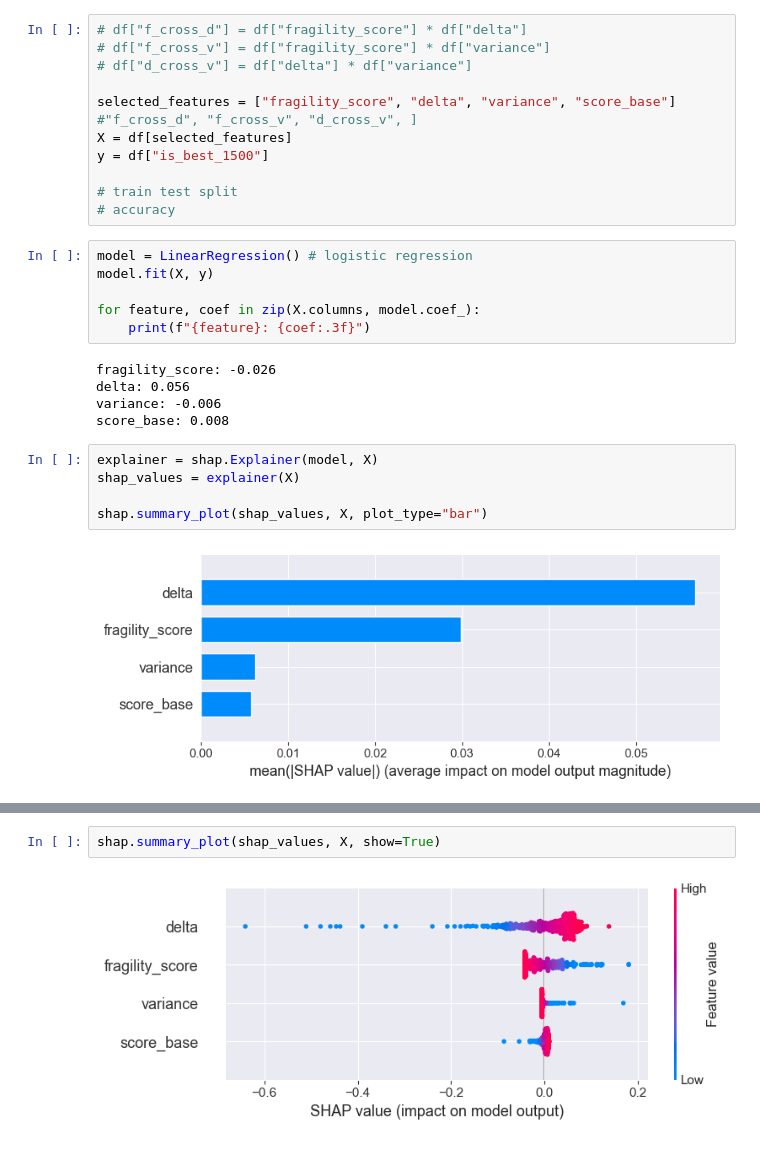
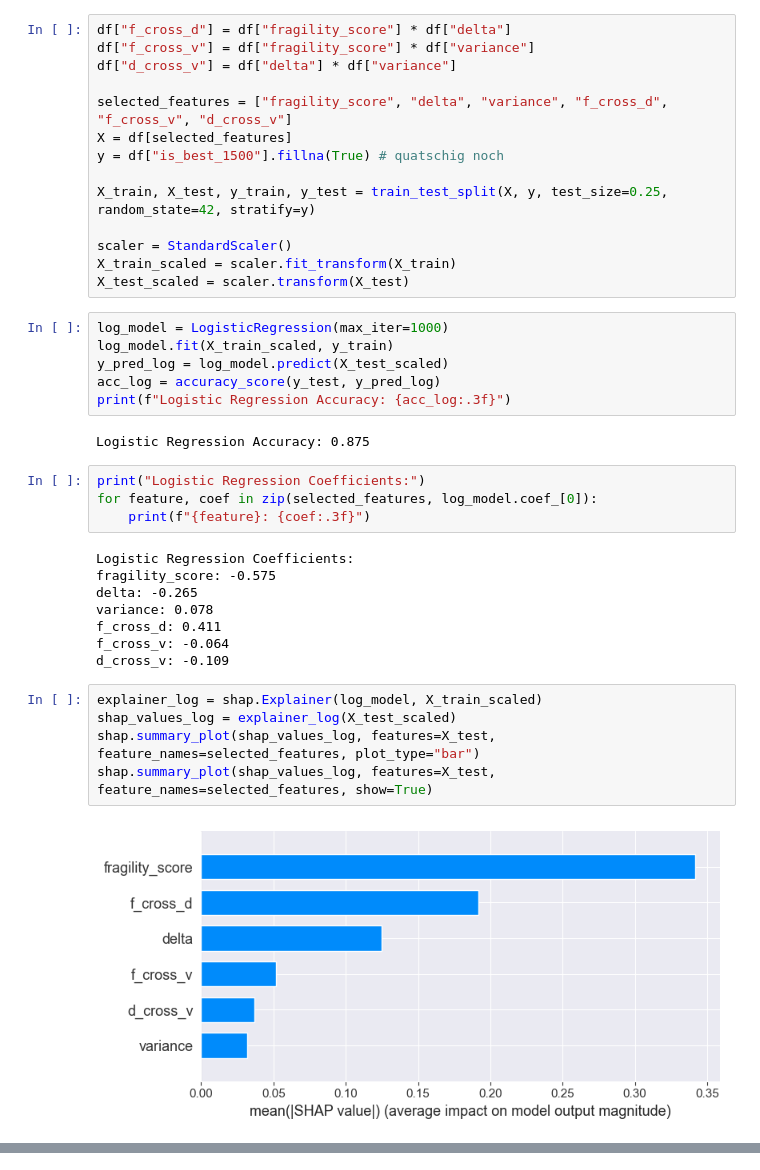
Before and after one commit to croco22/chess, a Jupyter notebook: pipeline/p5_shap_analysis.ipynb, the cells around one changed output, grey strips where cells are left out. Drawn from its saved outputs; the diff is of its cells as text.

```diff
--- a/pipeline/p5_shap_analysis.ipynb
+++ b/pipeline/p5_shap_analysis.ipynb
@@ -104,29 +116,41 @@ memory usage: 201.8+ KB
 # %%
-# df["f_cross_d"] = df["fragility_score"] * df["delta"]
-# df["f_cross_v"] = df["fragility_score"] * df["variance"]
-# df["d_cross_v"] = df["delta"] * df["variance"]
+df["f_cross_d"] = df["fragility_score"] * df["delta"]
+df["f_cross_v"] = df["fragility_score"] * df["variance"]
+df["d_cross_v"] = df["delta"] * df["variance"]
 
-selected_features = ["fragility_score", "delta", "variance", "score_base"] #"f_cross_d", "f_cross_v", "d_cross_v", ]
+selected_features = ["fragility_score", "delta", "variance", "f_cross_d", "f_cross_v", "d_cross_v"]
 X = df[selected_features]
-y = df["is_best_1500"]
+y = df["is_best_1500"].fillna(True) # quatschig noch
 
-# train test split
-# accuracy
+X_train, X_test, y_train, y_test = train_test_split(X, y, test_size=0.25, random_state=42, stratify=y)
+
+scaler = StandardScaler()
+X_train_scaled = scaler.fit_transform(X_train)
+X_test_scaled = scaler.transform(X_test)
+# %%
+log_model = LogisticRegression(max_iter=1000)
+log_model.fit(X_train_scaled, y_train)
+y_pred_log = log_model.predict(X_test_scaled)
+acc_log = accuracy_score(y_test, y_pred_log)
+print(f"Logistic Regression Accuracy: {acc_log:.3f}")
+# %% [output]
+Logistic Regression Accuracy: 0.875
 # %%
-model = LinearRegression() # logistic regression
-model.fit(X, y)
-
-for feature, coef in zip(X.columns, model.coef_):
+print("Logistic Regression Coefficients:")
+for feature, coef in zip(selected_features, log_model.coef_[0]):
     print(f"{feature}: {coef:.3f}")
 # %% [output]
-fragility_score: -0.026
-delta: 0.056
-variance: -0.006
-score_base: 0.008
+Logistic Regression Coefficients:
+fragility_score: -0.575
+delta: -0.265
+variance: 0.078
+f_cross_d: 0.411
+f_cross_v: -0.064
+d_cross_v: -0.109
 # %%
-explainer = shap.Explainer(model, X)
-shap_values = explainer(X)
-
-shap.summary_plot(shap_values, X, plot_type="bar")
+explainer_log = shap.Explainer(log_model, X_train_scaled)
+shap_values_log = explainer_log(X_test_scaled)
+shap.summary_plot(shap_values_log, features=X_test, feature_names=selected_features, plot_type="bar")
+shap.summary_plot(shap_values_log, features=X_test, feature_names=selected_features, show=True)
 # %% [output]
-[figure, old version]
+[figure, new version]
@@ -133,5 +158 @@ shap.summary_plot(shap_values, X, plot_type="bar")
-# %%
-shap.summary_plot(shap_values, X, show=True)
-# %% [output]
-[figure, removed]
 # %%
```
Also changed, not shown: parts of 13 cells of this notebook, 7 other files.
